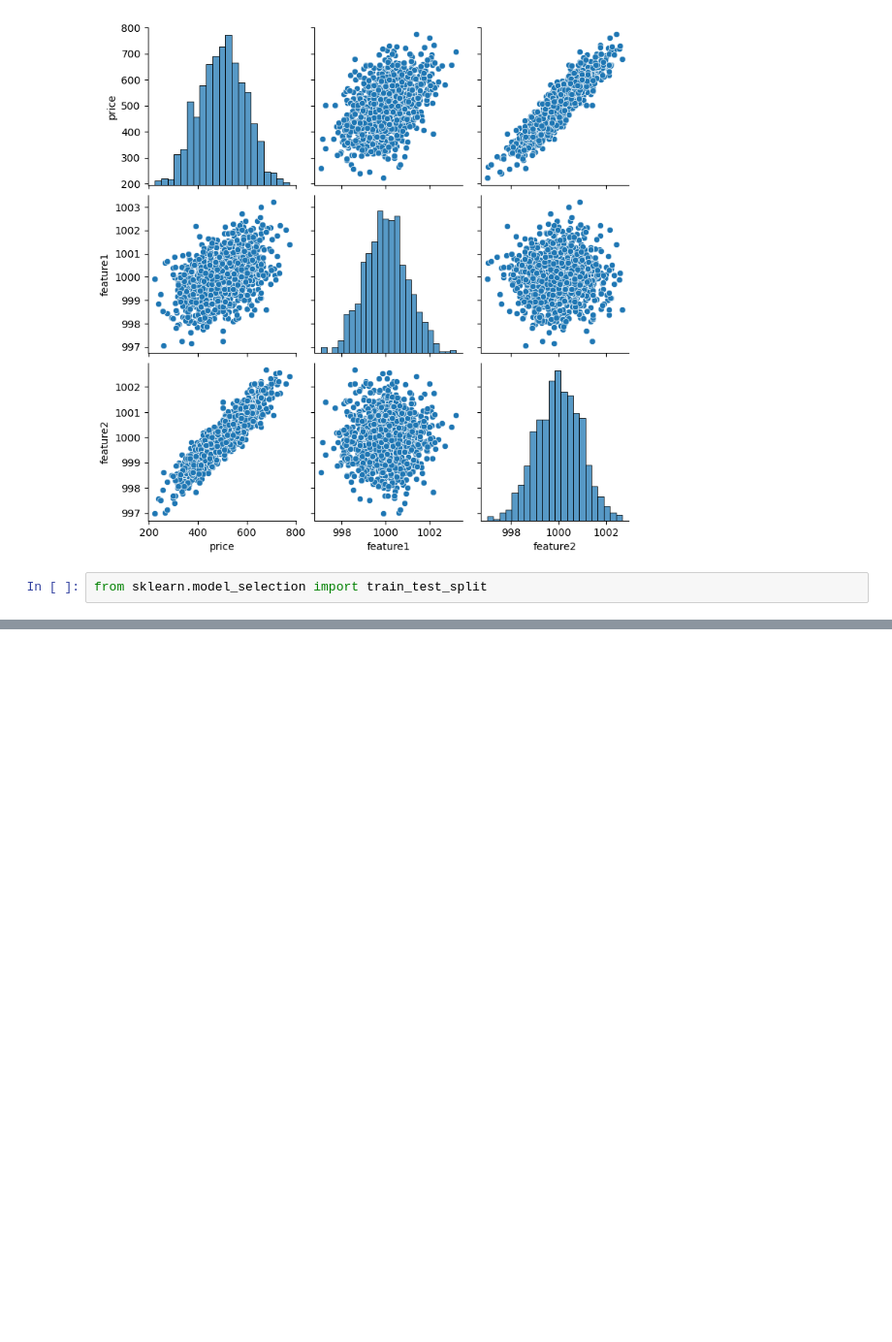
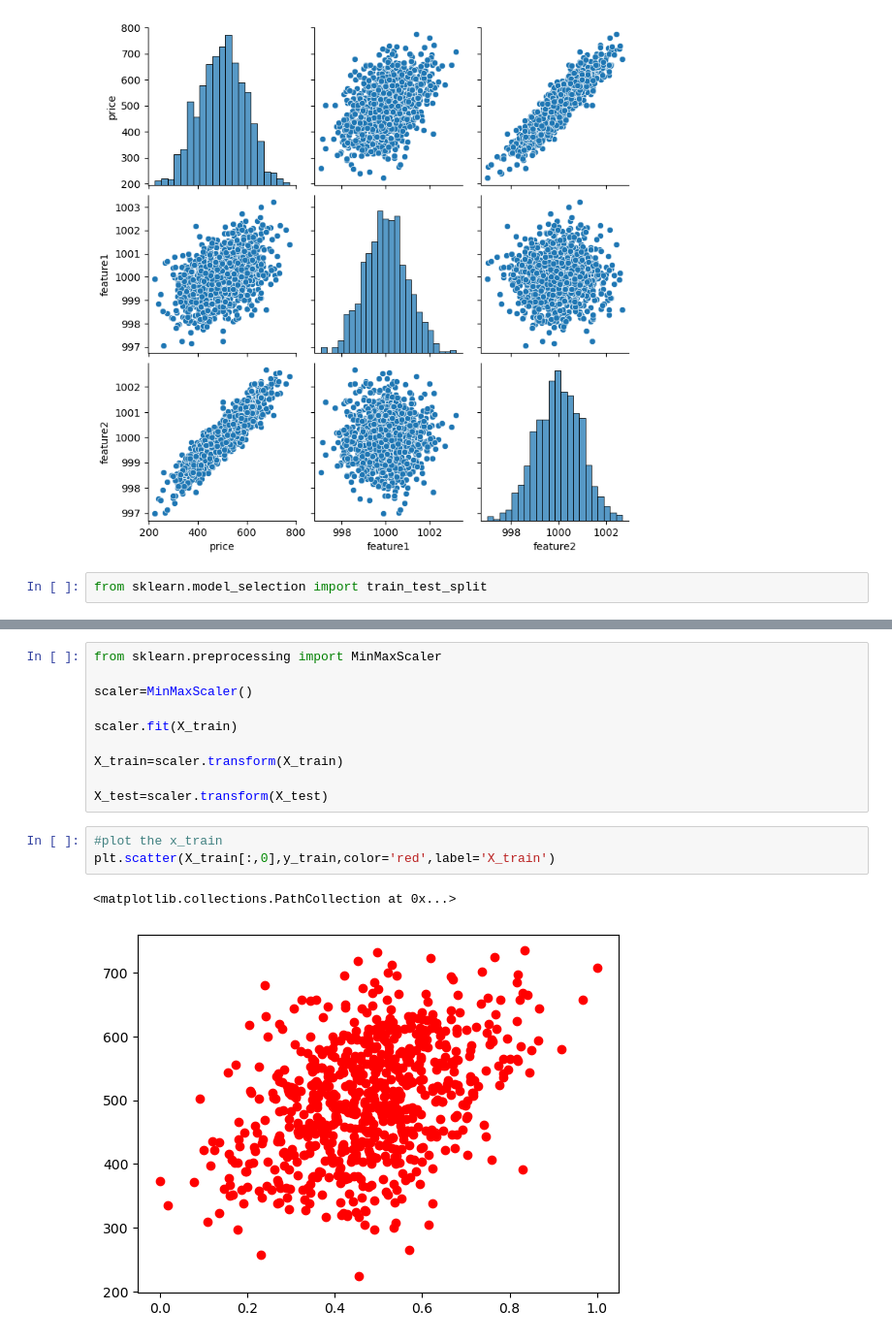
Before and after one commit to matansharon/Data-Science, a Jupyter notebook: Pierian course/My-Codes/TensorFlow_FILES/main.ipynb, the cells around one changed output, grey strips where cells are left out. Shown at 97% size. Saved outputs shown, nothing was run; the diff lists cells and outputs as text; blank space fills up the shorter version.

```diff
--- a/Pierian course/My-Codes/TensorFlow_FILES/main.ipynb
+++ b/Pierian course/My-Codes/TensorFlow_FILES/main.ipynb
@@ -29,0 +35,16 @@ X_train, X_test, y_train, y_test = train_test_split(X, y, test_size=0.3, random_
+# %%
+from sklearn.preprocessing import MinMaxScaler
+
+scaler=MinMaxScaler()
+
+scaler.fit(X_train)
+
+X_train=scaler.transform(X_train)
+
+X_test=scaler.transform(X_test)
+# %%
+#plot the x_train
+plt.scatter(X_train[:,0],y_train,color='red',label='X_train')
+# %% [output]
+<matplotlib.collections.PathCollection at 0x...>
+[figure, added]
```
Also changed, not shown: parts of 3 cells of this notebook, 1 other file.
